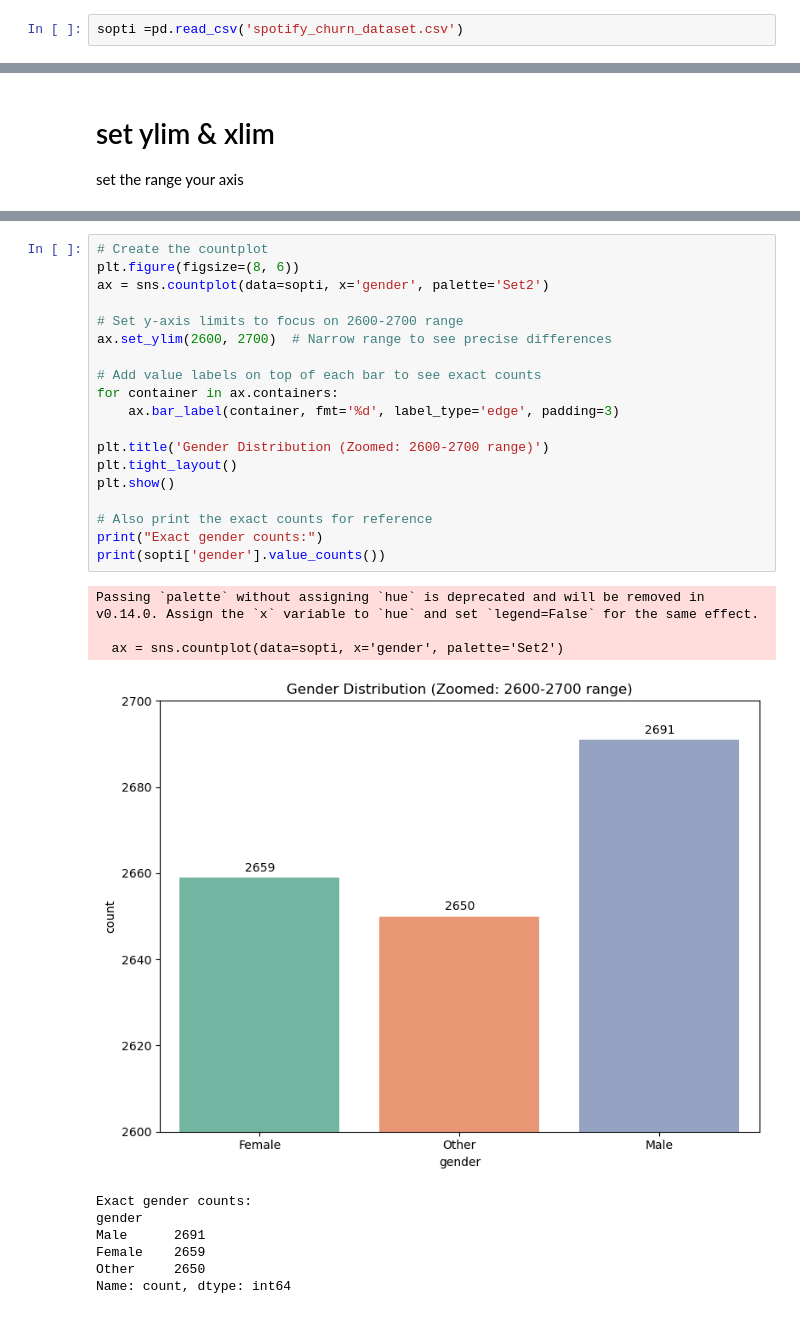
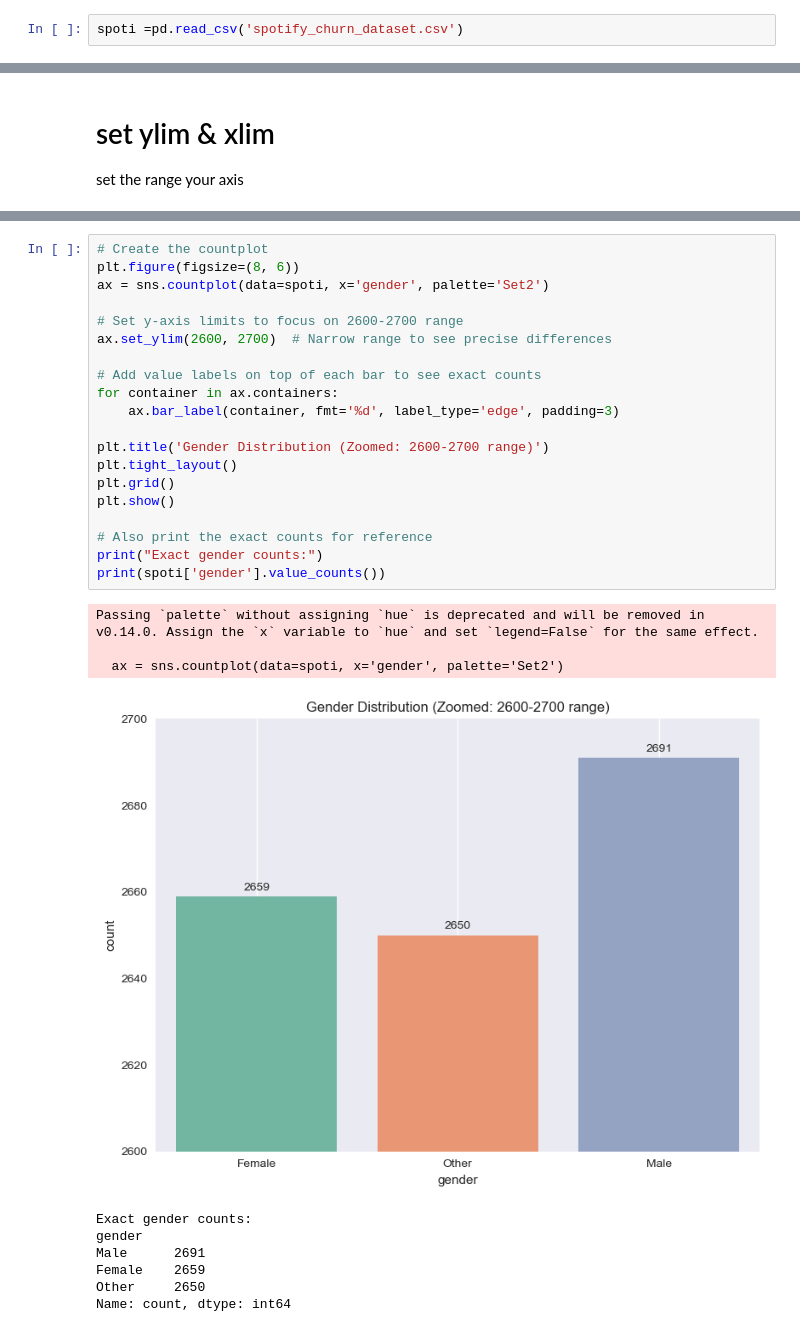
Before and after one commit to manishkumarmj/100_days_ml, a Jupyter notebook: ML_X/sefl_Learn/Day_20/practice.ipynb, the cells around one changed output, grey strips where cells are left out. Cells and saved outputs as stored; diff of their text form.

```diff
--- a/ML_X/sefl_Learn/Day_20/practice.ipynb
+++ b/ML_X/sefl_Learn/Day_20/practice.ipynb
@@ -3,5 +3,5 @@ import pandas as pd
 import seaborn as sns
 import matplotlib.pyplot as plt
 # %%
-sopti =pd.read_csv('spotify_churn_dataset.csv')
+spoti =pd.read_csv('spotify_churn_dataset.csv')
 # %%
@@ -44,27 +56,28 @@ Passing `palette` without assigning `hue` is deprecated and will be removed in v
 # %%
 # Create the countplot
 plt.figure(figsize=(8, 6))
-ax = sns.countplot(data=sopti, x='gender', palette='Set2')
+ax = sns.countplot(data=spoti, x='gender', palette='Set2')
 
 # Set y-axis limits to focus on 2600-2700 range
 ax.set_ylim(2600, 2700)  # Narrow range to see precise differences
 
 # Add value labels on top of each bar to see exact counts
 for container in ax.containers:
     ax.bar_label(container, fmt='%d', label_type='edge', padding=3)
 
 plt.title('Gender Distribution (Zoomed: 2600-2700 range)')
 plt.tight_layout()
+plt.grid()
 plt.show()
 
 # Also print the exact counts for reference
 print("Exact gender counts:")
-print(sopti['gender'].value_counts())
+print(spoti['gender'].value_counts())
 # %% [output]
 Passing `palette` without assigning `hue` is deprecated and will be removed in v0.14.0. Assign the `x` variable to `hue` and set `legend=False` for the same effect.
 
-  ax = sns.countplot(data=sopti, x='gender', palette='Set2')
+  ax = sns.countplot(data=spoti, x='gender', palette='Set2')
-[figure, old version]
+[figure, new version]
 Exact gender counts:
 gender
 Male      2691
```
Also changed, not shown: parts of 24 cells of this notebook, 5 other files.
